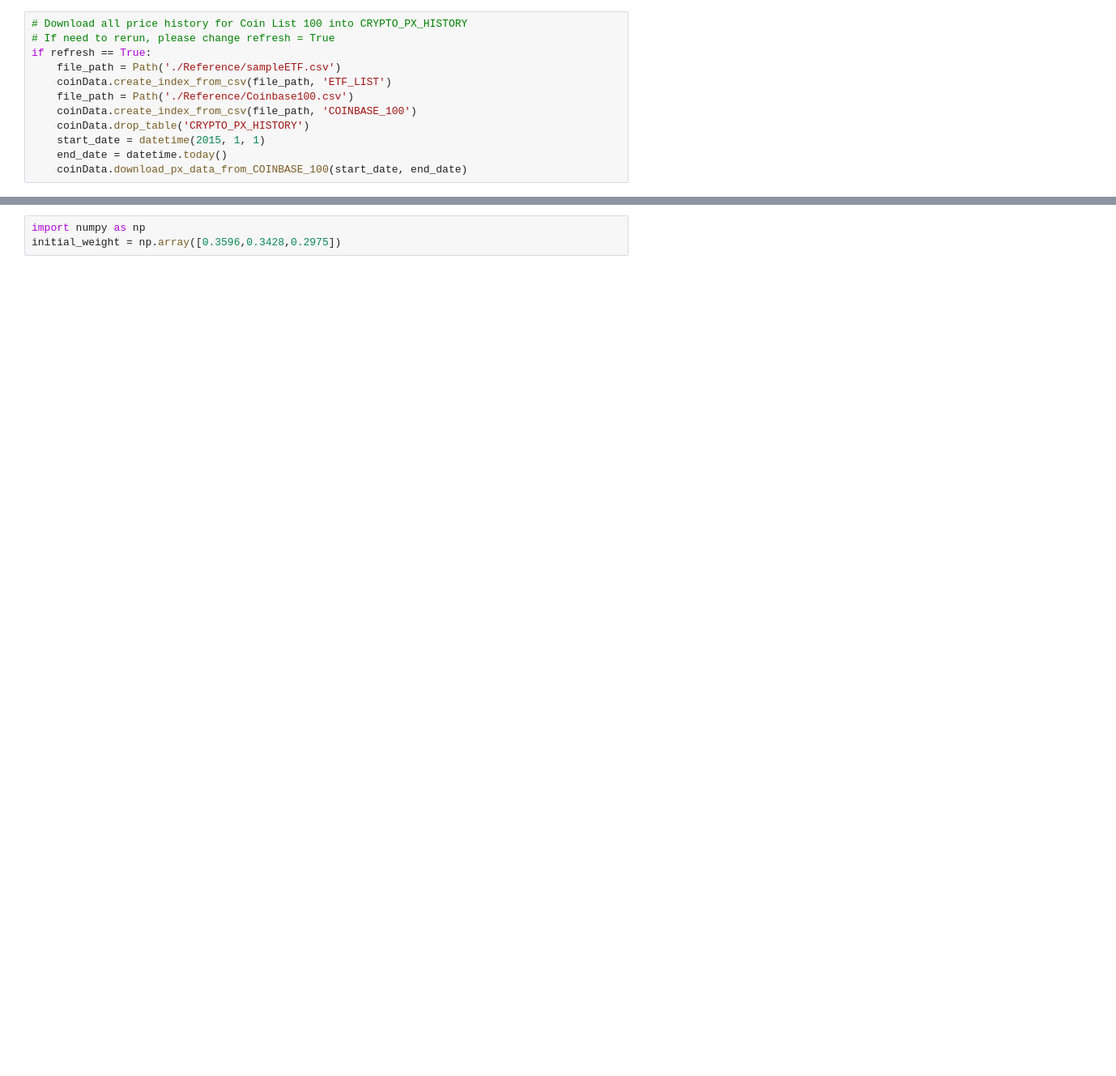
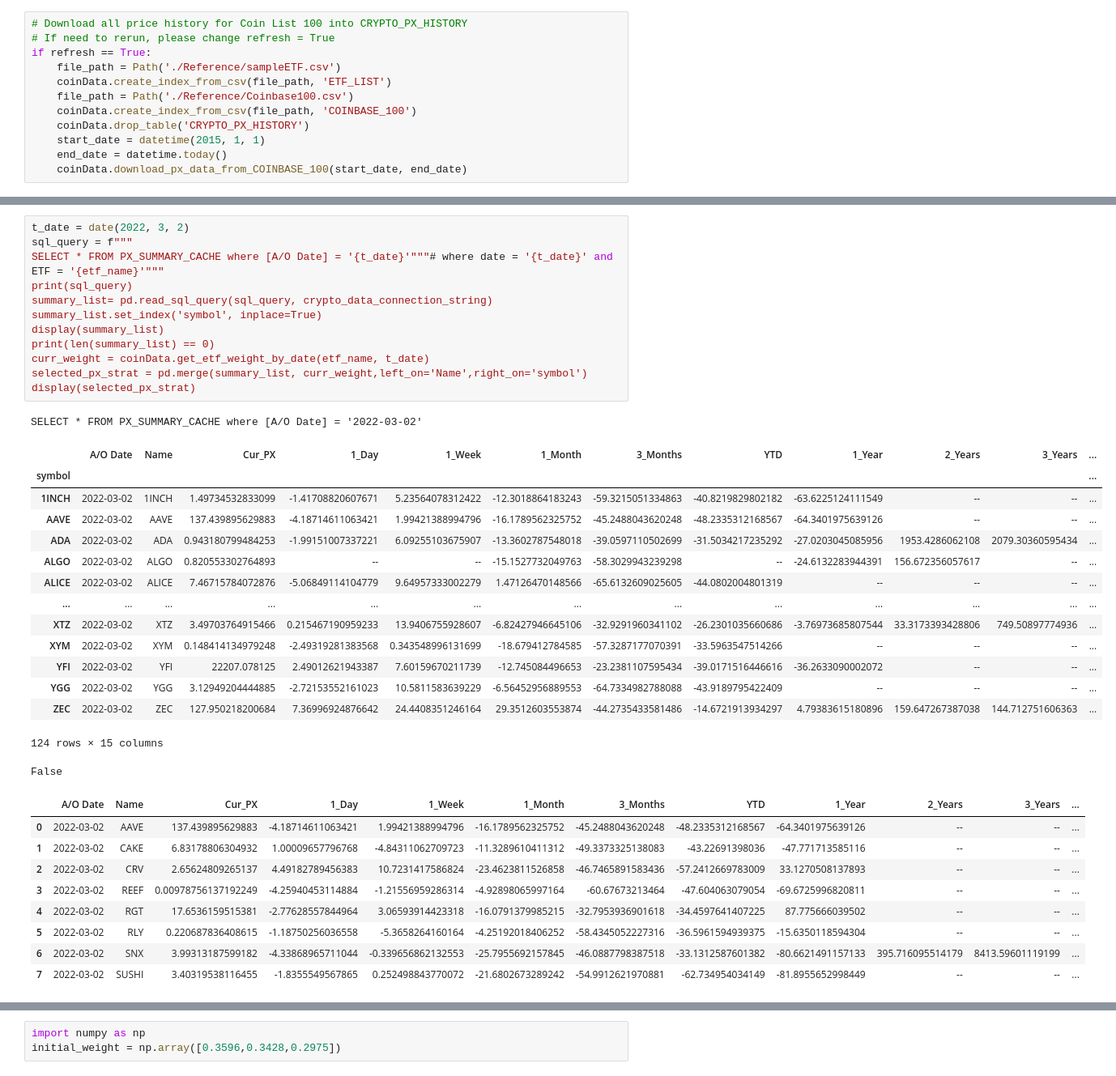
Before and after one commit to stefimaz/Numisma, a Jupyter notebook: CryptoAnalyzer.ipynb, the cells around one changed output, grey strips where cells are left out. Shown at 81% size. Saved outputs shown, nothing was run; the diff lists cells and outputs as text; blank space fills up the shorter version.

```diff
--- a/CryptoAnalyzer.ipynb
+++ b/CryptoAnalyzer.ipynb
@@ -35,0 +48,38 @@ if refresh == True:
+# %%
+t_date = date(2022, 3, 2)
+sql_query = f"""
+SELECT * FROM PX_SUMMARY_CACHE where [A/O Date] = '{t_date}'"""# where date = '{t_date}' and ETF = '{etf_name}'"""
+print(sql_query)
+summary_list= pd.read_sql_query(sql_query, crypto_data_connection_string)
+summary_list.set_index('symbol', inplace=True)
+display(summary_list)
+print(len(summary_list) == 0)
+curr_weight = coinData.get_etf_weight_by_date(etf_name, t_date)
+selected_px_strat = pd.merge(summary_list, curr_weight,left_on='Name',right_on='symbol')
+display(selected_px_strat)
+# %% [output]
+SELECT * FROM PX_SUMMARY_CACHE where [A/O Date] = '2022-03-02'
+|  | A/O Date | Name | Cur_PX | 1_Day | 1_Week | 1_Month | 3_Months | YTD | 1_Year | 2_Years | 3_Years | ... |
+| symbol |  |  |  |  |  |  |  |  |  |  |  | ... |
+| 1INCH | 2022-03-02 | 1INCH | 1.49734532833099 | -1.41708820607671 | 5.23564078312422 | -12.3018864183243 | -59.3215051334863 | -40.8219829802182 | -63.6225124111549 | -- | -- | ... |
+| AAVE | 2022-03-02 | AAVE | 137.439895629883 | -4.18714611063421 | 1.99421388994796 | -16.1789562325752 | -45.2488043620248 | -48.2335312168567 | -64.3401975639126 | -- | -- | ... |
+| ADA | 2022-03-02 | ADA | 0.943180799484253 | -1.99151007337221 | 6.09255103675907 | -13.3602787548018 | -39.0597110502699 | -31.5034217235292 | -27.0203045085956 | 1953.4286062108 | 2079.30360595434 | ... |
+| ALGO | 2022-03-02 | ALGO | 0.820553302764893 | -- | -- | -15.1527732049763 | -58.3029943239298 | -- | -24.6132283944391 | 156.672356057617 | -- | ... |
+| ALICE | 2022-03-02 | ALICE | 7.46715784072876 | -5.06849114104779 | 9.64957333002279 | 1.47126470148566 | -65.6132609025605 | -44.0802004801319 | -- | -- | -- | ... |
+| ... | ... | ... | ... | ... | ... | ... | ... | ... | ... | ... | ... | ... |
+| XTZ | 2022-03-02 | XTZ | 3.49703764915466 | 0.215467190959233 | 13.9406755928607 | -6.82427946645106 | -32.9291960341102 | -26.2301035660686 | -3.76973685807544 | 33.3173393428806 | 749.50897774936 | ... |
+| XYM | 2022-03-02 | XYM | 0.148414134979248 | -2.49319281383568 | 0.343548996131699 | -18.679412784585 | -57.3287177070391 | -33.5963547514266 | -- | -- | -- | ... |
+| YFI | 2022-03-02 | YFI | 22207.078125 | 2.49012621943387 | 7.60159670211739 | -12.745084496653 | -23.2381107595434 | -39.0171516446616 | -36.2633090002072 | -- | -- | ... |
+| YGG | 2022-03-02 | YGG | 3.12949204444885 | -2.72153552161023 | 10.5811583639229 | -6.56452956889553 | -64.7334982788088 | -43.9189795422409 | -- | -- | -- | ... |
+| ZEC | 2022-03-02 | ZEC | 127.950218200684 | 7.36996924876642 | 24.4408351246164 | 29.3512603553874 | -44.2735433581486 | -14.6721913934297 | 4.79383615180896 | 159.647267387038 | 144.712751606363 | ... |
+124 rows × 15 columns
+False
+|  | A/O Date | Name | Cur_PX | 1_Day | 1_Week | 1_Month | 3_Months | YTD | 1_Year | 2_Years | 3_Years | ... |
+| 0 | 2022-03-02 | AAVE | 137.439895629883 | -4.18714611063421 | 1.99421388994796 | -16.1789562325752 | -45.2488043620248 | -48.2335312168567 | -64.3401975639126 | -- | -- | ... |
+| 1 | 2022-03-02 | CAKE | 6.83178806304932 | 1.00009657796768 | -4.84311062709723 | -11.3289610411312 | -49.3373325138083 | -43.22691398036 | -47.771713585116 | -- | -- | ... |
+| 2 | 2022-03-02 | CRV | 2.65624809265137 | 4.49182789456383 | 10.7231417586824 | -23.4623811526858 | -46.7465891583436 | -57.2412669783009 | 33.1270508137893 | -- | -- | ... |
+| 3 | 2022-03-02 | REEF | 0.00978756137192249 | -4.25940453114884 | -1.21556959286314 | -4.92898065997164 | -60.67673213464 | -47.604063079054 | -69.6725996820811 | -- | -- | ... |
+| 4 | 2022-03-02 | RGT | 17.6536159515381 | -2.77628557844964 | 3.06593914423318 | -16.0791379985215 | -32.7953936901618 | -34.4597641407225 | 87.775666039502 | -- | -- | ... |
+| 5 | 2022-03-02 | RLY | 0.220687836408615 | -1.18750256036558 | -5.3658264160164 | -4.25192018406252 | -58.4345052227316 | -36.5961594939375 | -15.6350118594304 | -- | -- | ... |
+| 6 | 2022-03-02 | SNX | 3.99313187599182 | -4.33868965711044 | -0.339656862132553 | -25.7955692157845 | -46.0887798387518 | -33.1312587601382 | -80.6621491157133 | 395.716095514179 | 8413.59601119199 | ... |
+| 7 | 2022-03-02 | SUSHI | 3.40319538116455 | -1.8355549567865 | 0.252498843770072 | -21.6802673289242 | -54.9912621970881 | -62.734954034149 | -81.8955652998449 | -- | -- | ... |
```
Also changed, not shown: parts of 33 cells of this notebook, 6 other files.
